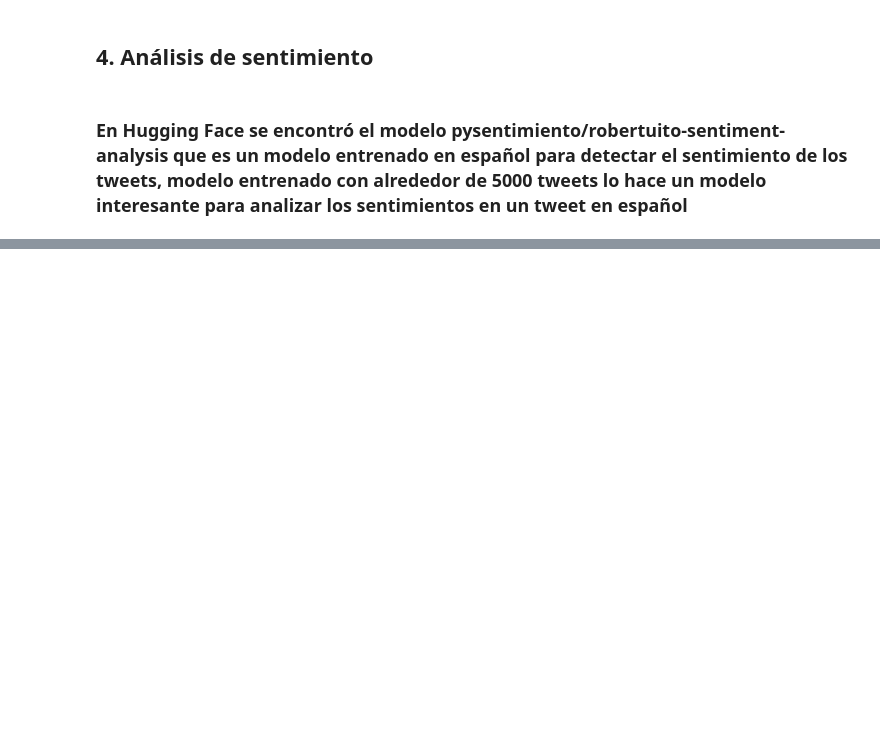
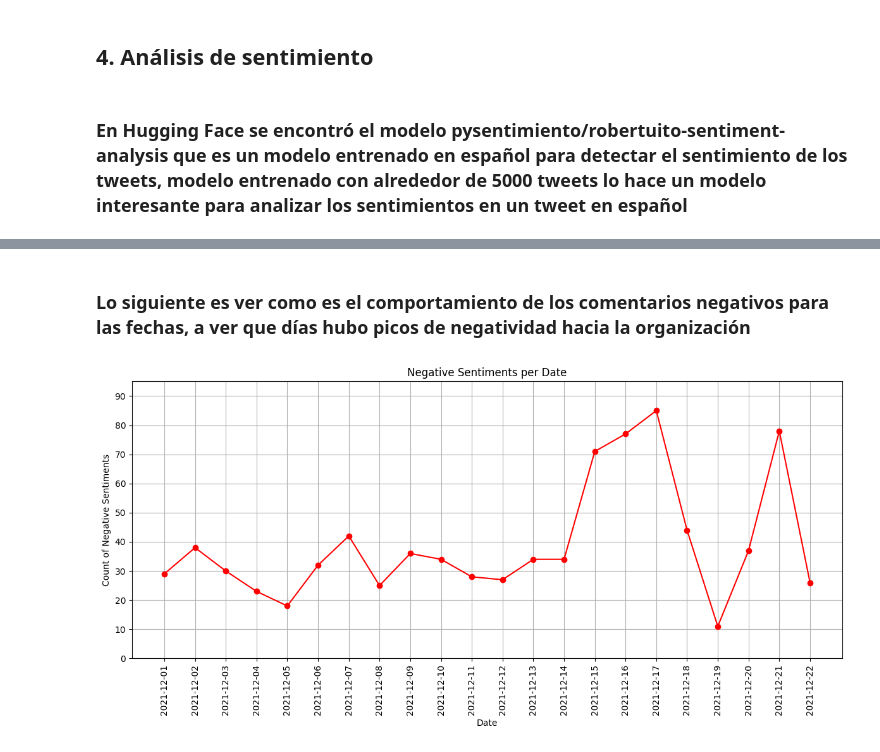
Before and after one commit to LuvanST/Ejercicio_2_chats, a Jupyter notebook: clasificador_textos.ipynb, the cells around one changed output, grey strips where cells are left out. Cells and saved outputs as stored; diff of their text form; code cells hidden in the pictures; blank space fills up the shorter version.

```diff
--- a/clasificador_textos.ipynb
+++ b/clasificador_textos.ipynb
@@ -427,0 +401,2 @@ Resumen: indicador
+# %%
+df['Sentimiento'] = sentiment_list
@@ -427,0 +500,41 @@ Resumen: indicador
+# %% [markdown]
+### Lo siguiente es ver como es el comportamiento de los comentarios negativos para las fechas, a ver que días hubo picos de negatividad hacia la organización
+# %%
+# Convertir la columna 'Timestamp' del DataFrame 'df' a tipo datetime para facilitar la manipulación de fechas
+df['Timestamp'] = pd.to_datetime(df['Timestamp'])
+# Crear una nueva columna 'Date' extrayendo solo la fecha de la columna 'Timestamp'
+df['Date'] = df['Timestamp'].dt.date
+# Filtrar el DataFrame 'df' para obtener solo las filas donde el sentimiento es negativo ('NEG')
+neg_df = df[df['Sentimiento'] == 'NEG']
+# Contar la cantidad de textos negativos por fecha y ordenar por fecha
+neg_counts = neg_df['Date'].value_counts().sort_index()
+# Crear un rango de fechas desde la fecha mínima hasta la máxima presente en la columna 'Date'
+date_range = pd.date_range(start=df['Date'].min(), end=df['Date'].max())
+# Reindexar el conteo de textos negativos para incluir todos los días en el rango de fechas, llenando los días sin datos con 0
+neg_counts = neg_counts.reindex(date_range, fill_value=0)
+# %%
+# Crear una figura con dimensiones específicas para el gráfico
+plt.figure(figsize=(12, 6))
+# Dibujar un gráfico de línea para mostrar los conteos de sentimientos negativos por fecha
+# Se utiliza un marcador 'o', una línea sólida y el color rojo para la línea
+plt.plot(neg_counts.index, neg_counts.values, marker='o', linestyle='-', color='red')
+# Establecer la etiqueta del eje x como 'Date'
+plt.xlabel('Date')
+# Establecer la etiqueta del eje y como 'Count of Negative Sentiments'
+plt.ylabel('Count of Negative Sentiments')
+# Establecer el título del gráfico como 'Negative Sentiments per Date'
+plt.title('Negative Sentiments per Date')
+# Configurar las marcas del eje x para mostrar cada fecha con una rotación de 90 grados para mejorar la legibilidad
+plt.xticks(ticks=neg_counts.index, labels=neg_counts.index.strftime('%Y-%m-%d'), rotation=90)
+# Establecer los límites del eje y desde 0 hasta el conteo máximo de sentimientos negativos más un margen
+plt.ylim(0, neg_counts.max() + 10)
+# Configurar las marcas del eje y para mostrar cada 10 unidades
+plt.yticks(range(0, int(neg_counts.max()) + 11, 10))
+# Habilitar la cuadrícula para mejorar la legibilidad del gráfico
+plt.grid(True)
+# Ajustar el layout para hacer espacio para las etiquetas del eje x rotadas
+plt.tight_layout()
+# Mostrar el gráfico
+plt.show()
+# %% [output]
+[figure, added]
```
Also changed, not shown: parts of 61 cells of this notebook.
